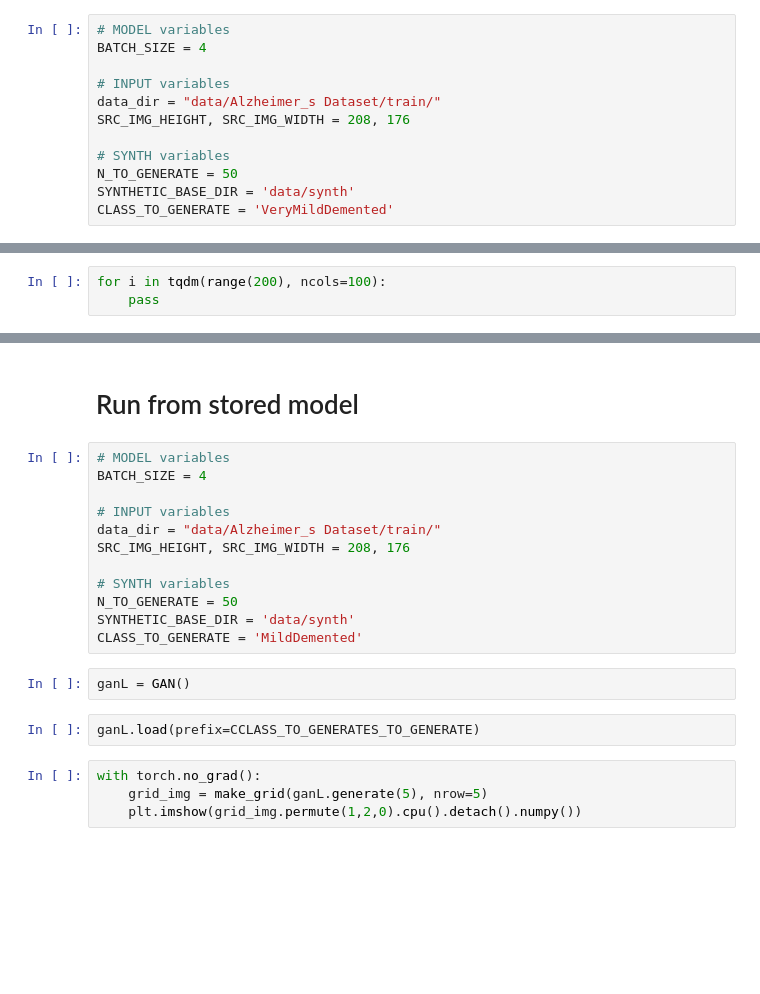
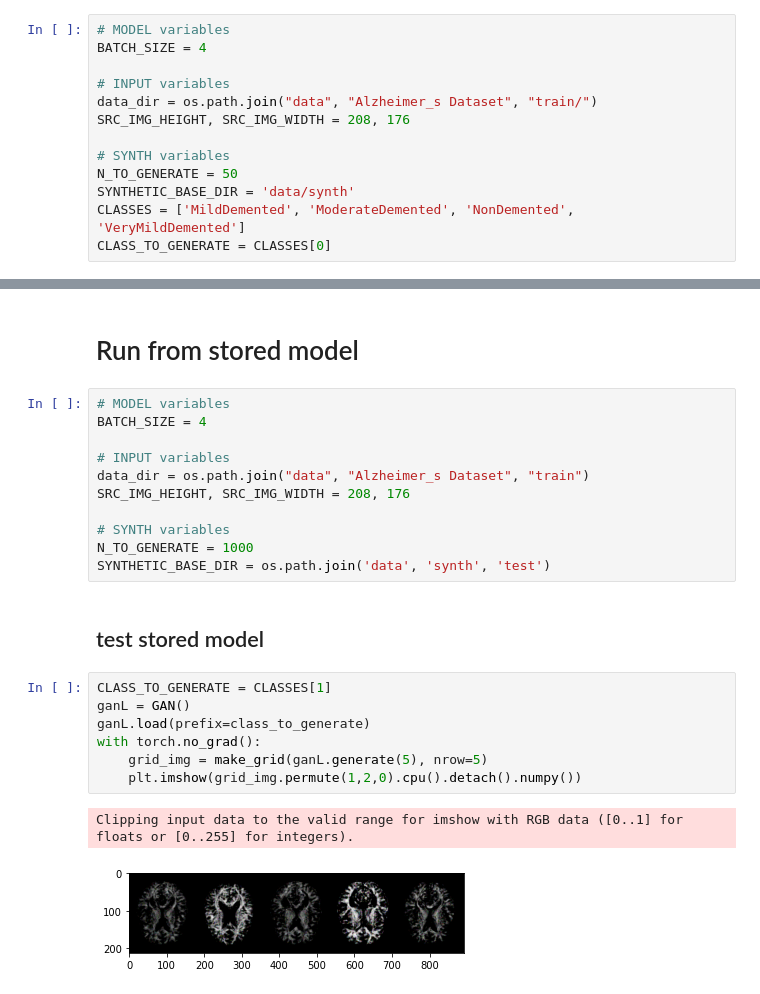
Before and after one commit to diogo-aos/iseg_07_ppai_group, a Jupyter notebook: exer1/rm_synth.ipynb, the cells around one changed output, grey strips where cells are left out. Saved outputs shown, nothing was run; the diff lists cells and outputs as text; blank space fills up the shorter version.

```diff
--- a/exer1/rm_synth.ipynb
+++ b/exer1/rm_synth.ipynb
@@ -20,13 +20,14 @@ from torchvision.utils import make_grid
 BATCH_SIZE = 4
 
 # INPUT variables
-data_dir = "data/Alzheimer_s Dataset/train/"
+data_dir = os.path.join("data", "Alzheimer_s Dataset", "train/")
 SRC_IMG_HEIGHT, SRC_IMG_WIDTH = 208, 176
 
 # SYNTH variables
 N_TO_GENERATE = 50
 SYNTHETIC_BASE_DIR = 'data/synth'
-CLASS_TO_GENERATE = 'VeryMildDemented'
+CLASSES = ['MildDemented', 'ModerateDemented', 'NonDemented', 'VeryMildDemented']
+CLASS_TO_GENERATE = CLASSES[0]
 # %%
 RESIZE = (SRC_IMG_HEIGHT, SRC_IMG_WIDTH)
 RESIZE = None
@@ -59,6 +62,3 @@ dataloader = DataLoader(Subset(rm_dataset, indices),
                         drop_last=True)
 # %% [markdown]
 ### GAN implementation
-# %%
-for i in tqdm(range(200), ncols=100):
-    pass
@@ -274,19 +262,22 @@ gan2.store(prefix=CLASS_TO_GENERATE)
 BATCH_SIZE = 4
 
 # INPUT variables
-data_dir = "data/Alzheimer_s Dataset/train/"
+data_dir = os.path.join("data", "Alzheimer_s Dataset", "train")
 SRC_IMG_HEIGHT, SRC_IMG_WIDTH = 208, 176
 
 # SYNTH variables
-N_TO_GENERATE = 50
-SYNTHETIC_BASE_DIR = 'data/synth'
-CLASS_TO_GENERATE = 'MildDemented'
+N_TO_GENERATE = 1000
+SYNTHETIC_BASE_DIR = os.path.join('data', 'synth', 'test')
-# %%
-ganL = GAN()
-# %%
-ganL.load(prefix=CCLASS_TO_GENERATES_TO_GENERATE)
+# %% [markdown]
+## test stored model
 # %%
+CLASS_TO_GENERATE = CLASSES[1]
+ganL = GAN()
+ganL.load(prefix=class_to_generate)
 with torch.no_grad():
     grid_img = make_grid(ganL.generate(5), nrow=5)
     plt.imshow(grid_img.permute(1,2,0).cpu().detach().numpy())
+# %% [output]
+Clipping input data to the valid range for imshow with RGB data ([0..1] for floats or [0..255] for integers).
+[figure, added]
 # %%
```
Also changed, not shown: parts of 5 cells of this notebook, 3 other files.
